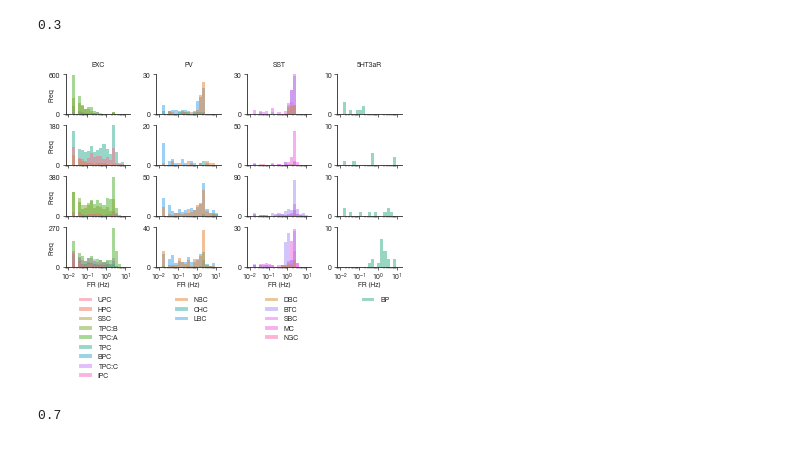
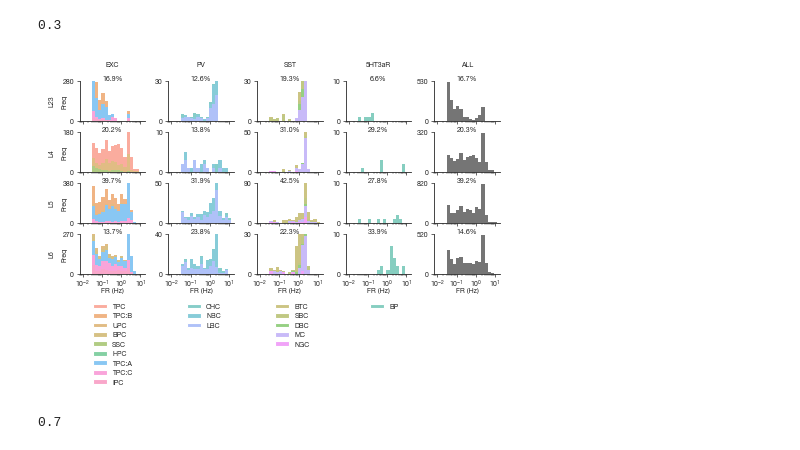
Before and after one commit to BlueBrain/cortexetl, a Jupyter notebook: notebooks/elife_sscx_physiology_2024/8-FRDistributionTest/8-FRDistributionTest.ipynb, the cells around one changed output. Cells and saved outputs as stored; diff of their text form; code cells hidden in the pictures.

```diff
--- a/notebooks/elife_sscx_physiology_2024/8-FRDistributionTest/8-FRDistributionTest.ipynb
+++ b/notebooks/elife_sscx_physiology_2024/8-FRDistributionTest/8-FRDistributionTest.ipynb
@@ -41,31 +51,26 @@ for p_fr in [0.3, 0.7]:
 
     print(p_fr)
 
-    neuron_classes = ['L1_INH', 'L23_EXC', 'L23_INH', 'L23_PV', 'L23_SST', 'L23_5HT3aR', 'L4_EXC', 'L4_INH', 'L4_PV', 'L4_SST', 'L4_5HT3aR', 'L5_EXC', 'L5_INH', 'L5_PV', 'L5_SST', 'L5_5HT3aR', 'L6_EXC', 'L6_INH', 'L6_PV', 'L6_SST', 'L6_5HT3aR']
+    neuron_classes = ['L1_INH', 'L23_EXC', 'L23_INH', 'L23_PV', 'L23_SST', 'L23_5HT3aR', 'L4_EXC', 'L4_INH', 'L4_PV', 'L4_SST', 'L4_5HT3aR', 'L5_EXC', 'L5_INH', 'L5_PV', 'L5_SST', 'L5_5HT3aR', 'L6_EXC', 'L6_INH', 'L6_PV', 'L6_SST', 'L6_5HT3aR', 'L23_ALL', 'L4_ALL', 'L5_ALL', 'L6_ALL']
     sim = a2_hex0.repo.simulations.df.etl.q(ca=1.05, desired_connected_proportion_of_invivo_frs=p_fr, depol_stdev_mean_ratio=0.4).iloc[0]
     filtered_df = a2_hex0.features.by_gid.df.reset_index().etl.q(neuron_class=neuron_classes, simulation_id=sim['simulation_id']).copy()
+#     filtered_df =  filtered_df[filtered_df['mean_firing_rates_per_second'] > (1.0/50.0)]
 
     filtered_df.loc[:, 'layer'] = filtered_df.apply(lambda row: row['neuron_class'].split('_')[0], axis = 1)
     filtered_df.loc[:, 'neuron_type'] = filtered_df.apply(lambda row: row['neuron_class'].split('_')[1], axis = 1)
 
-    # print(filtered_df)
-
-    # filtered_df = pd.merge(mtypes, filtered_df, on='gid')
-
-#     filtered_df = filtered_df.groupby(['simulation_id', 'gid', 'neuron_class', 'layer', 'neuron_type']).mean().reset_index()
-
     ncs_by_layer = {
-        'L23': ['L23_EXC', 'L23_PV', 'L23_SST', 'L23_5HT3aR'],
-        'L4': ['L4_EXC', 'L4_PV', 'L4_SST', 'L4_5HT3aR'],
-        'L5': ['L5_EXC', 'L5_PV', 'L5_SST', 'L5_5HT3aR'],
-        'L6': ['L6_EXC', 'L6_PV', 'L6_SST', 'L6_5HT3aR']
+        'L23': ['L23_EXC', 'L23_PV', 'L23_SST', 'L23_5HT3aR', "L23_ALL"],
+        'L4': ['L4_EXC', 'L4_PV', 'L4_SST', 'L4_5HT3aR', "L4_ALL"],
+        'L5': ['L5_EXC', 'L5_PV', 'L5_SST', 'L5_5HT3aR', "L5_ALL"],
+        'L6': ['L6_EXC', 'L6_PV', 'L6_SST', 'L6_5HT3aR', "L6_ALL"]
     }
 
     layers = ['L23', 'L4', 'L5', 'L6']
     nlayers = len(layers)
 
-    nc_types = ["EXC", "PV", "SST", "5HT3aR"]
-    n_nc_types = 4
+    nc_types = ["EXC", "PV", "SST", "5HT3aR", "ALL"]
+    n_nc_types = len(nc_types)
     figure_scaling_factor = 1.75
 
 
@@ -73,7 +78,7 @@ for p_fr in [0.3, 0.7]:
     width = n_nc_types*0.62*figure_scaling_factor
     _, axes = plt.subplots(nlayers, n_nc_types, figsize=(n_nc_types*0.62*figure_scaling_factor, height + height * .4))
 
-    for col_i in range(n_nc_types):
+    for col_i, nc_type in enumerate(nc_types):
 
         col_mtypes = []
 
@@ -84,7 +89,9 @@ for p_fr in [0.3, 0.7]:
             ax = axes[row_i][col_i]
             nc = layer_nc_types[col_i]
 
-            if row_i == 0: ax.set_title(nc_types[col_i], fontsize=5)
+
+
+#             if row_i == 0: ax.set_title(nc_type, fontsize=5)
 
             if nc == '':
                 ax.axis('off')
@@ -93,6 +100,10 @@ for p_fr in [0.3, 0.7]:
             else:
 
                 nc_filtered_df = filtered_df.etl.q(neuron_class=nc)
+                len_nc = len(nc_filtered_df)
+                percentage_spiking = round(100.0 * len(nc_filtered_df[nc_filtered_df['mean_firing_rates_per_second'] > 0.0]) / len_nc, 1)
+                nc_filtered_df =  nc_filtered_df[nc_filtered_df['mean_firing_rates_per_second'] > (1.0/50.0)]
+
                 nc_gids = nc_filtered_df.gid
 
                 gid_mtypes = mtypes.etl.q(gid=nc_gids)
@@ -101,11 +112,20 @@ for p_fr in [0.3, 0.7]:
                 ax_unique_mtypes = np.unique(np.asarray(gid_mtypes.mtype_wo_layer))
                 col_mtypes.extend(ax_unique_mtypes)
 
+                title = str(percentage_spiking) + "%"
+                if row_i == 0:
+                    title = nc_type + "\n\n" + title
+                ax.set_title(title, fontsize=5, pad=-3)
+
                 legend=False
                 if row_i==0:
                     legend=True
 
-                sns.histplot(nc_filtered_df, x='mean_firing_rates_per_second', hue='mtype_wo_layer', bins=np.logspace(-2, 1.1, 20), ax=ax, legend=legend, hue_order=shuffled_mtype_wo_layer_categories)
+                if nc_type == 'ALL':
+#                     nc_filtered_df['c'] = 'k'
+                    sns.histplot(nc_filtered_df, x='mean_firing_rates_per_second', color='k', bins=np.logspace(-2, 1.1, 20), ax=ax, legend=legend, alpha=0.6)
+                else:
+                    sns.histplot(nc_filtered_df, x='mean_firing_rates_per_second', hue='mtype_wo_layer', bins=np.logspace(-2, 1.1, 20), ax=ax, legend=legend, hue_order=shuffled_mtype_wo_layer_categories, multiple="stack", alpha=0.6)
 
                 ax.tick_params(axis='x', which='major', pad=1, labelsize=5)
                 ax.tick_params(axis='y', which='major', pad=2, labelsize=5)
@@ -113,55 +133,55 @@ for p_fr in [0.3, 0.7]:
                 ax.set_xscale('log')
                 ax.set_xlabel('', fontsize=5)
 
                 custom_ticks = [10**-2, 10**-1, 10**0, 10**1]
                 ax.xaxis.set_major_locator(matplotlib.ticker.FixedLocator(custom_ticks))
                 ax.xaxis.set_minor_locator(matplotlib.ticker.LogLocator(base=10.0, subs=None, numticks=10))
 
                 if row_i != nlayers - 1: ax.set_xticklabels([])
                 else:
                     ax.tick_params(axis='x', which='major', pad=1, labelsize=5)
                     ax.set_xlabel('FR (Hz)', labelpad=-1, fontsize=5)
 
                 counts = [patch.get_height() for patch in ax.patches]
                 set_ylabel_hist_to_nearest_10(ax, counts)
 
             ax.set_ylabel('')
             if col_i == 0:
-                ax.set_ylabel('Freq', labelpad=-4, fontsize=5)
+                ax.set_ylabel(layer + '\n\nFreq', labelpad=-4, fontsize=5)
 
 
 
-        # print(col_mtypes)
-        ax = axes[0][col_i]
-        handles = ax.get_legend().legend_handles
-        labels = [text.get_text() for text in axes[0][col_i].get_legend().get_texts()]
+        if nc_type != 'ALL':
+            ax = axes[0][col_i]
+            handles = ax.get_legend().legend_handles
+            labels = [text.get_text() for text in axes[0][col_i].get_legend().get_texts()]
 
-        # Ensure there are items in the legend
-        # if handles and labels:
-        legend_kwargs = {
-            # 'loc': 'lower center',
-            'bbox_to_anchor': (0.9, -4.5),
-            # 'loc': 'upper center',
-            # 'bbox_to_anchor': (0.5, 4.0),
-            'ncol': 1,
-            'fontsize': 5,
-            'frameon': False,
-        }
-        new_handles = []; new_labels = []
-        for handle, label in zip(handles, labels):
-            if label in col_mtypes:
-                new_handles.append(handle)
-                new_labels.append(label)
+            # Ensure there are items in the legend
+            # if handles and labels:
+            legend_kwargs = {
+                # 'loc': 'lower center',
+                'bbox_to_anchor': (0.9, -4.5),
+                # 'loc': 'upper center',
+                # 'bbox_to_anchor': (0.5, 4.0),
+                'ncol': 1,
+                'fontsize': 5,
+                'frameon': False,
+            }
+            new_handles = []; new_labels = []
+            for handle, label in zip(handles, labels):
+                if label in col_mtypes:
+                    new_handles.append(handle)
+                    new_labels.append(label)
 
-            ax.legend(new_handles, new_labels, **legend_kwargs)
+                ax.legend(new_handles, new_labels, **legend_kwargs)
 
-    plt.subplots_adjust(bottom=0.35, wspace=.4, hspace=.3)
+    plt.subplots_adjust(bottom=0.35, wspace=.35, hspace=.3)
     # plt.subplots_adjust(top=0.85)
     plt.tight_layout()
     plt.savefig(str(a.figpaths.root) + '/' + str(p_fr) + "AllFRDistributions.pdf")
     plt.show();
     plt.close()
 # %% [output]
 0.3
-[figure, old version]
+[figure, new version]
 0.7
```
Also changed, not shown: parts of 6 cells of this notebook, 11 other files.
